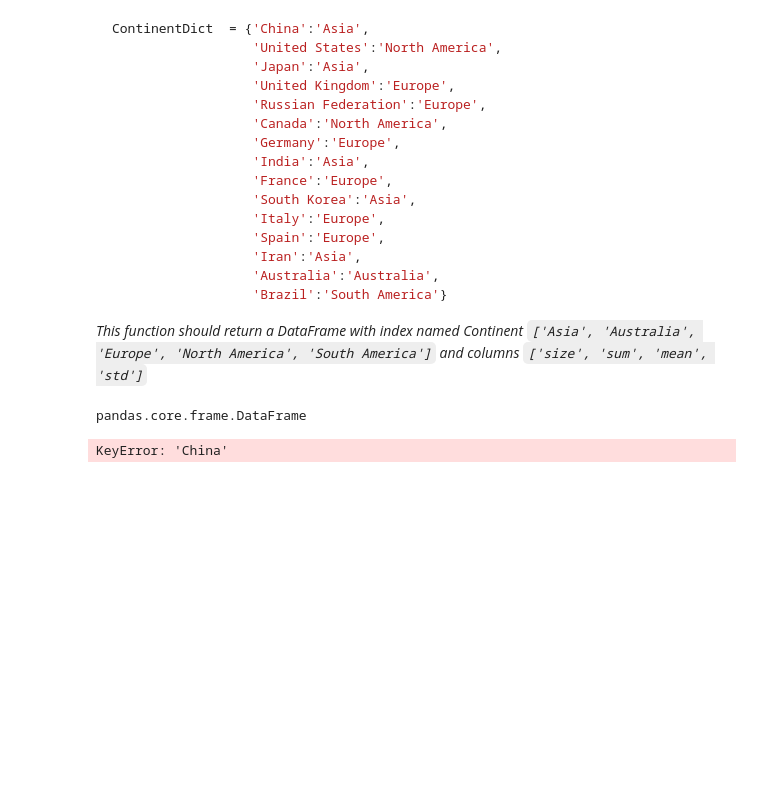
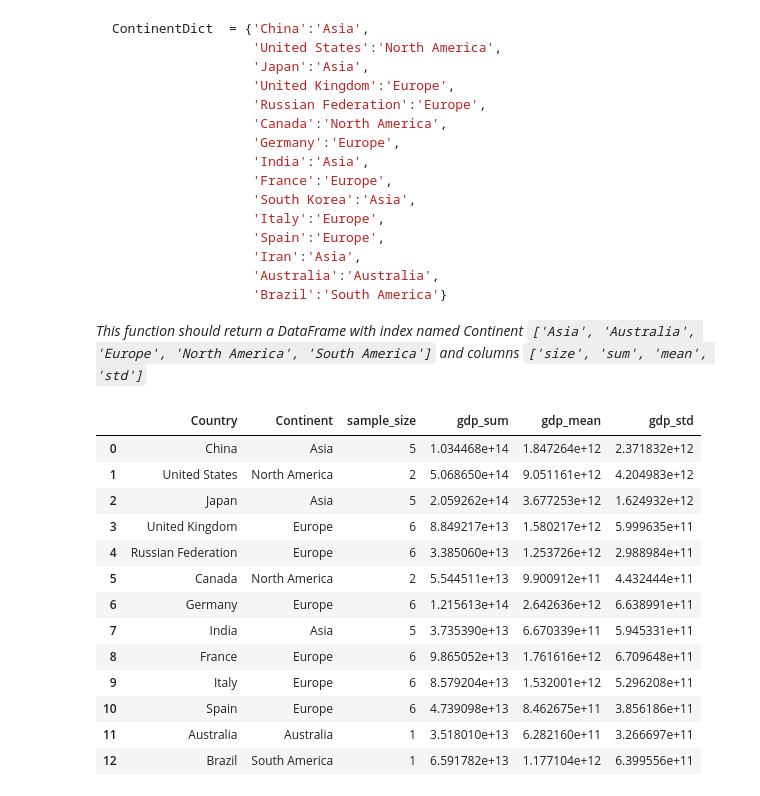
Before and after one commit to Rawan19/Python-for-data-science-assignments, a Jupyter notebook: Task 1/Task 1 - Data Transformation and Cleaning with Pandas.ipynb, the cells around one changed output. Cells and saved outputs as stored; diff of their text form; code cells hidden in the pictures; blank space fills up the shorter version.

````diff
--- a/Task 1/Task 1 - Data Transformation and Cleaning with Pandas.ipynb
+++ b/Task 1/Task 1 - Data Transformation and Cleaning with Pandas.ipynb
@@ -585,38 +581,53 @@ ContinentDict  = {'China':'Asia',
 ```
 
 *This function should return a DataFrame with index named Continent `['Asia', 'Australia', 'Europe', 'North America', 'South America']` and columns `['size', 'sum', 'mean', 'std']`*
-# %%
-a = GDP_long.groupby('Country Name').sum()
-#avgGDP = result_long.groupby('Country').mean()["GDP"]
-# %% [output]
-pandas.core.frame.DataFrame
 # %%
 ContinentDict  = {'China':'Asia',
                   'United States':'North America',
                   'Japan':'Asia',
                   'United Kingdom':'Europe',
                   'Russian Federation':'Europe',
                   'Canada':'North America',
                   'Germany':'Europe',
                   'India':'Asia',
                   'France':'Europe',
                   'South Korea':'Asia',
                   'Italy':'Europe',
                   'Spain':'Europe',
                   'Iran':'Asia',
                   'Australia':'Australia',
                   'Brazil':'South America'}
 ContinentDict_ = {'Country' : list(ContinentDict.keys()), 'Continent': list(ContinentDict.values())}
 
 summary_df = pd.DataFrame(ContinentDict_)
 continent_counts = summary_df['Continent'].value_counts()
 #size (the number of countries in each continent bin)
-summary_df['size'] = summary_df['Continent'].apply(lambda x: continent_counts[x])
+summary_df['sample_size'] = summary_df['Continent'].apply(lambda x: continent_counts[x])
 
-#population sum
-pop_sum = GDP_long.groupby('Country Name').sum()
-summary_df['sum'] =  summary_df['Country'].apply(lambda x: pop_sum[x])
-#result_long: groupby(index)
-summary_df
+
+#only keep the specified countries
+GDP_long_sample = GDP_long[pd.DataFrame((GDP_long.isin(list(ContinentDict.keys())) == True)).values]
+pop_sum = GDP_long_sample.groupby('Country').sum()
+df_merge_summary_pop = pd.merge(summary_df, pop_sum, on ='Country')
+#pop_sum["gdp"] = pop_sum["gdp"].astype("int64")
+pop_mean = GDP_long_sample.groupby('Country').mean()
+df_merge_summary_mean = pd.merge(df_merge_summary_pop,pop_mean, on= 'Country')
+pop_std = GDP_long_sample.groupby("Country").std()
+df_merge_summary_std = pd.merge(df_merge_summary_mean, pop_std, on = 'Country')
+df_merge_summary_std.rename(columns = {"gdp_x": "gdp_sum", "gdp_y": "gdp_mean", "gdp": "gdp_std"}, inplace = True)
+df_merge_summary_std
 # %% [output]
-KeyError: 'China'
+|  | Country | Continent | sample_size | gdp_sum | gdp_mean | gdp_std |
+| 0 | China | Asia | 5 | 1.034468e+14 | 1.847264e+12 | 2.371832e+12 |
+| 1 | United States | North America | 2 | 5.068650e+14 | 9.051161e+12 | 4.204983e+12 |
+| 2 | Japan | Asia | 5 | 2.059262e+14 | 3.677253e+12 | 1.624932e+12 |
+| 3 | United Kingdom | Europe | 6 | 8.849217e+13 | 1.580217e+12 | 5.999635e+11 |
+| 4 | Russian Federation | Europe | 6 | 3.385060e+13 | 1.253726e+12 | 2.988984e+11 |
+| 5 | Canada | North America | 2 | 5.544511e+13 | 9.900912e+11 | 4.432444e+11 |
+| 6 | Germany | Europe | 6 | 1.215613e+14 | 2.642636e+12 | 6.638991e+11 |
+| 7 | India | Asia | 5 | 3.735390e+13 | 6.670339e+11 | 5.945331e+11 |
+| 8 | France | Europe | 6 | 9.865052e+13 | 1.761616e+12 | 6.709648e+11 |
+| 9 | Italy | Europe | 6 | 8.579204e+13 | 1.532001e+12 | 5.296208e+11 |
+| 10 | Spain | Europe | 6 | 4.739098e+13 | 8.462675e+11 | 3.856186e+11 |
+| 11 | Australia | Australia | 1 | 3.518010e+13 | 6.282160e+11 | 3.266697e+11 |
+| 12 | Brazil | South America | 1 | 6.591782e+13 | 1.177104e+12 | 6.399556e+11 |
````
Also changed, not shown: parts of 9 cells of this notebook, 7 other files.
